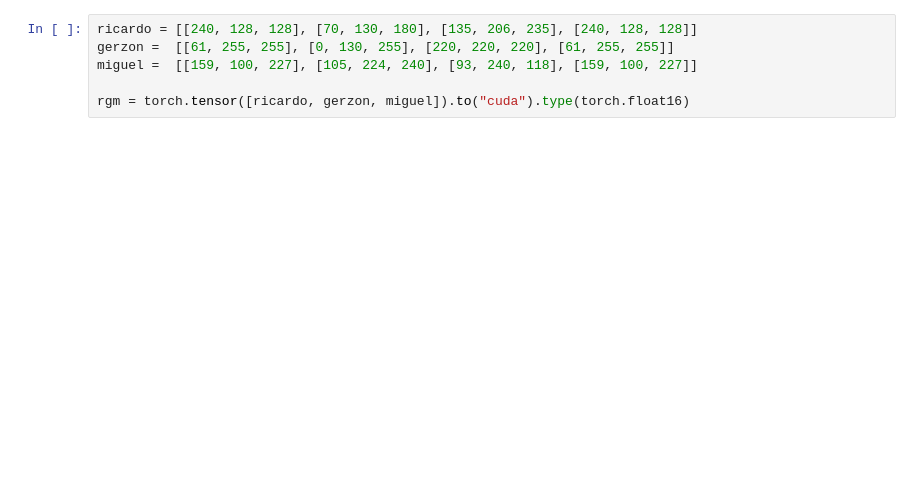
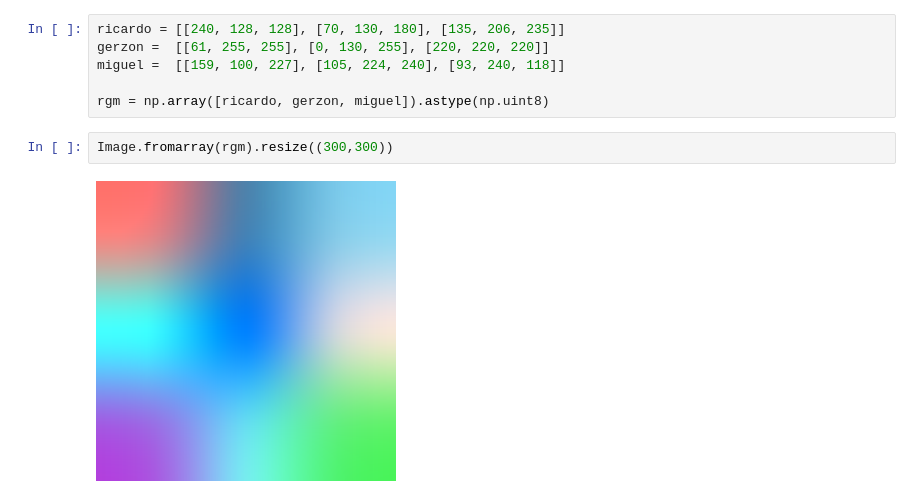
Before and after one commit to migueLib/microaneurism_detection, a Jupyter notebook: notebooks/nearest_neighbour_mean_pixels.ipynb, the cells around one changed output. Cells and saved outputs as stored; diff of their text form; blank space fills up the shorter version.

```diff
--- a/notebooks/nearest_neighbour_mean_pixels.ipynb
+++ b/notebooks/nearest_neighbour_mean_pixels.ipynb
@@ -44,9 +54,13 @@ def nearest_neighbour_mean(x):
 
     return diff2cal
 # %%
-ricardo = [[240, 128, 128], [70, 130, 180], [135, 206, 235], [240, 128, 128]]
-gerzon =  [[61, 255, 255], [0, 130, 255], [220, 220, 220], [61, 255, 255]]
-miguel =  [[159, 100, 227], [105, 224, 240], [93, 240, 118], [159, 100, 227]]
+ricardo = [[240, 128, 128], [70, 130, 180], [135, 206, 235]]
+gerzon =  [[61, 255, 255], [0, 130, 255], [220, 220, 220]]
+miguel =  [[159, 100, 227], [105, 224, 240], [93, 240, 118]]
 
-rgm = torch.tensor([ricardo, gerzon, miguel]).to("cuda").type(torch.float16)
+rgm = np.array([ricardo, gerzon, miguel]).astype(np.uint8)
+# %%
+Image.fromarray(rgm).resize((300,300))
+# %% [output]
+[figure, added]
 # %%
```
Also changed, not shown: parts of 11 cells of this notebook, 3 other files.
